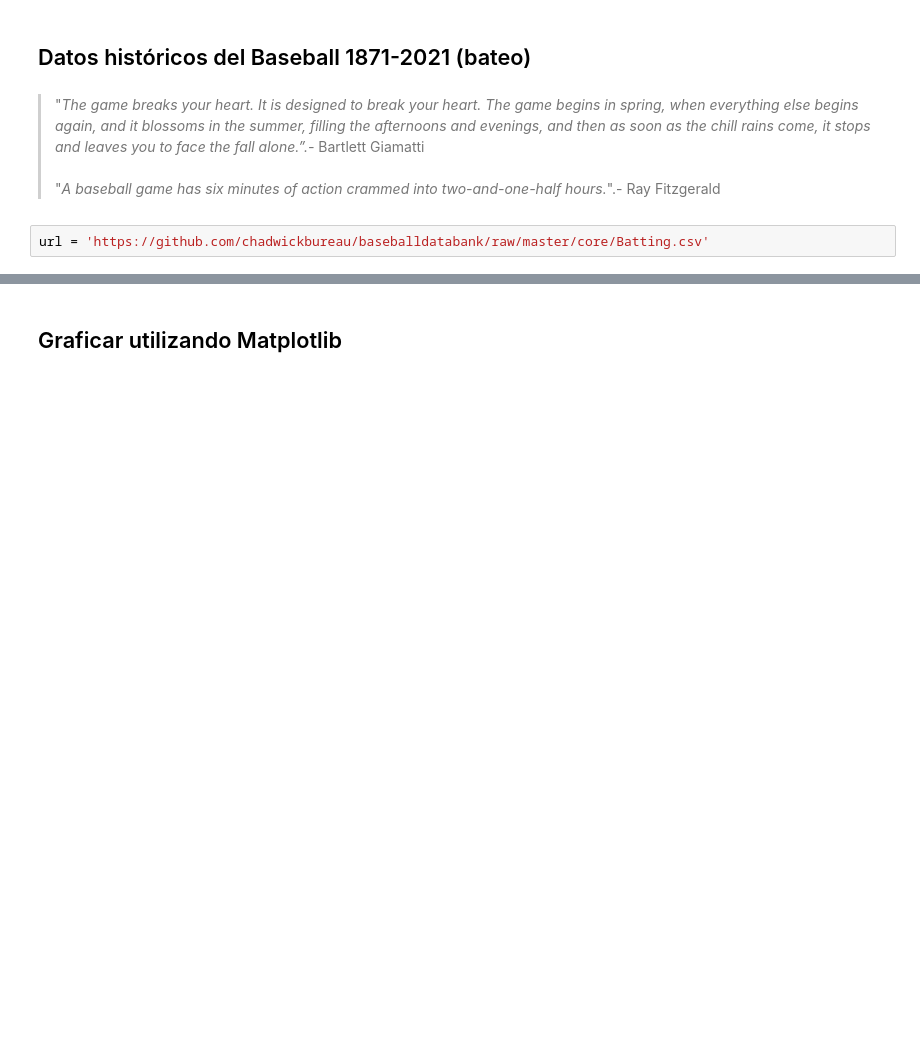
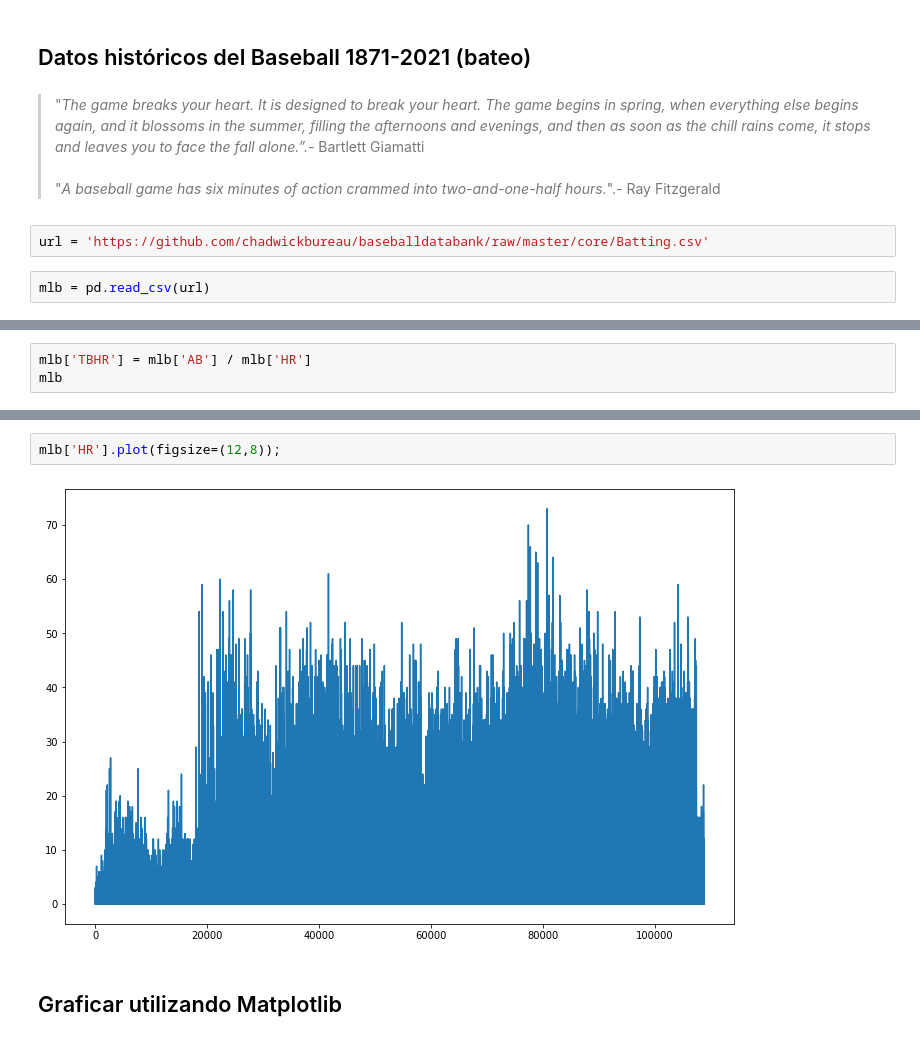
Before and after one commit to carlosdeoncedos/analisisdeinversion2021, a Jupyter notebook: Codigo/20211012Clase6.ipynb, the cells around one changed output, grey strips where cells are left out. Saved outputs shown, nothing was run; the diff lists cells and outputs as text; blank space fills up the shorter version.

```diff
--- a/Codigo/20211012Clase6.ipynb
+++ b/Codigo/20211012Clase6.ipynb
@@ -661,3 +915,5 @@ Estos son algunas de las frecuencias de mayor utilidad:
 >"*A baseball game has six minutes of action crammed into two-and-one-half hours.*".- Ray Fitzgerald
 # %%
 url = 'https://github.com/chadwickbureau/baseballdatabank/raw/master/core/Batting.csv'
+# %%
+mlb = pd.read_csv(url)
@@ -663,0 +1072,3 @@ url = 'https://github.com/chadwickbureau/baseballdatabank/raw/master/core/Battin
+# %%
+mlb['TBHR'] = mlb['AB'] / mlb['HR']
+mlb
@@ -664,2 +1230,6 @@ url = 'https://github.com/chadwickbureau/baseballdatabank/raw/master/core/Battin
+# %%
+mlb['HR'].plot(figsize=(12,8));
+# %% [output]
+[figure, added]
 # %% [markdown]
 ## Graficar utilizando Matplotlib
```
Also changed, not shown: parts of 69 cells of this notebook.
